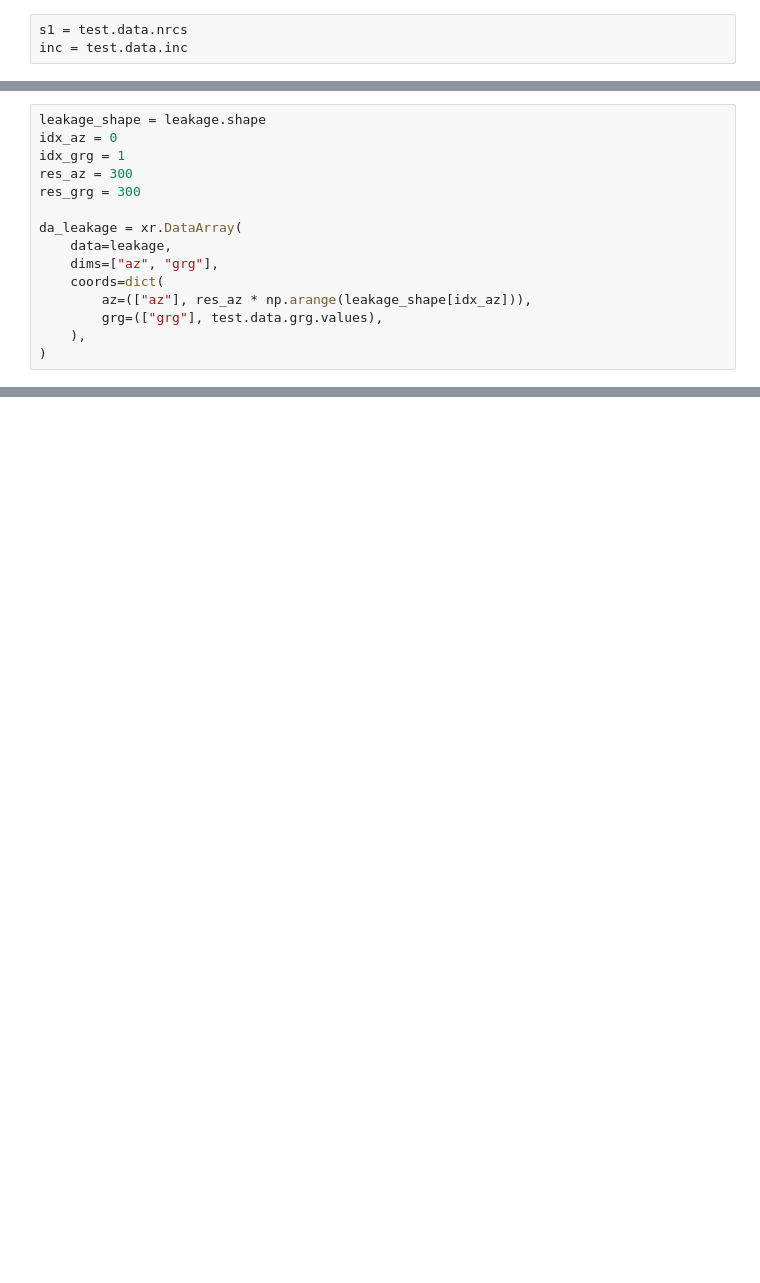
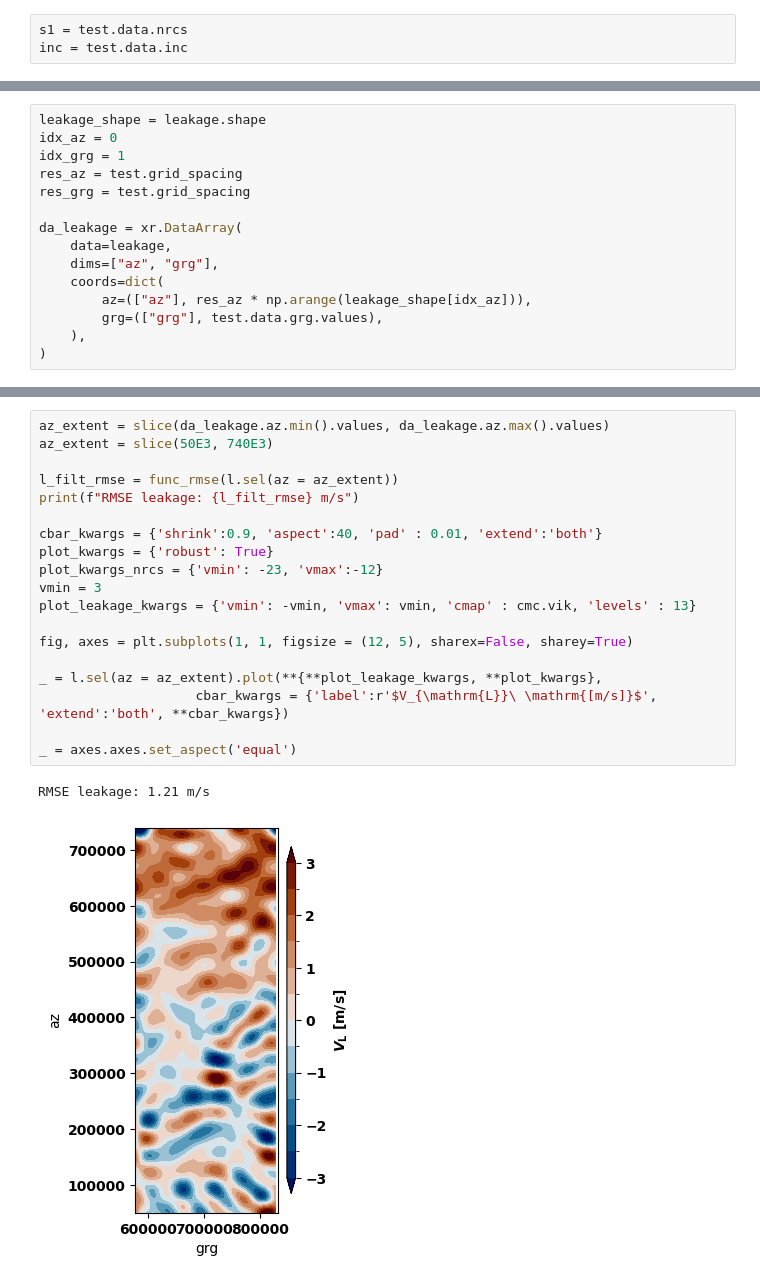
Before and after one commit to owenodriscoll/DopSCA_leakage, a Jupyter notebook: analyses/leakage/analysis_analytical_leakage.ipynb, the cells around one changed output, grey strips where cells are left out. Cells and saved outputs as stored; diff of their text form; blank space fills up the shorter version.

```diff
--- a/analyses/leakage/analysis_analytical_leakage.ipynb
+++ b/analyses/leakage/analysis_analytical_leakage.ipynb
@@ -162,8 +150,8 @@ RMSE leakage: 20.063 m/s
 leakage_shape = leakage.shape
 idx_az = 0
 idx_grg = 1
-res_az = 300
-res_grg = 300
+res_az = test.grid_spacing
+res_grg = test.grid_spacing
 
 da_leakage = xr.DataArray(
     data=leakage,
@@ -215,0 +182,22 @@ RMSE leakage: 1.225 m/s
+# %%
+az_extent = slice(da_leakage.az.min().values, da_leakage.az.max().values)
+az_extent = slice(50E3, 740E3)
+
+l_filt_rmse = func_rmse(l.sel(az = az_extent))
+print(f"RMSE leakage: {l_filt_rmse} m/s")
+
+cbar_kwargs = {'shrink':0.9, 'aspect':40, 'pad' : 0.01, 'extend':'both'}
+plot_kwargs = {'robust': True}
+plot_kwargs_nrcs = {'vmin': -23, 'vmax':-12}
+vmin = 3
+plot_leakage_kwargs = {'vmin': -vmin, 'vmax': vmin, 'cmap' : cmc.vik, 'levels' : 13}
+
+fig, axes = plt.subplots(1, 1, figsize = (12, 5), sharex=False, sharey=True)
+
+_ = l.sel(az = az_extent).plot(**{**plot_leakage_kwargs, **plot_kwargs},
+                    cbar_kwargs = {'label':r'$V_{\mathrm{L}}\ \mathrm{[m/s]}$', 'extend':'both', **cbar_kwargs})
+
+_ = axes.axes.set_aspect('equal')
+# %% [output]
+RMSE leakage: 1.21 m/s
+[figure, added]
```
Also changed, not shown: parts of 9 cells of this notebook, 1 other file.
